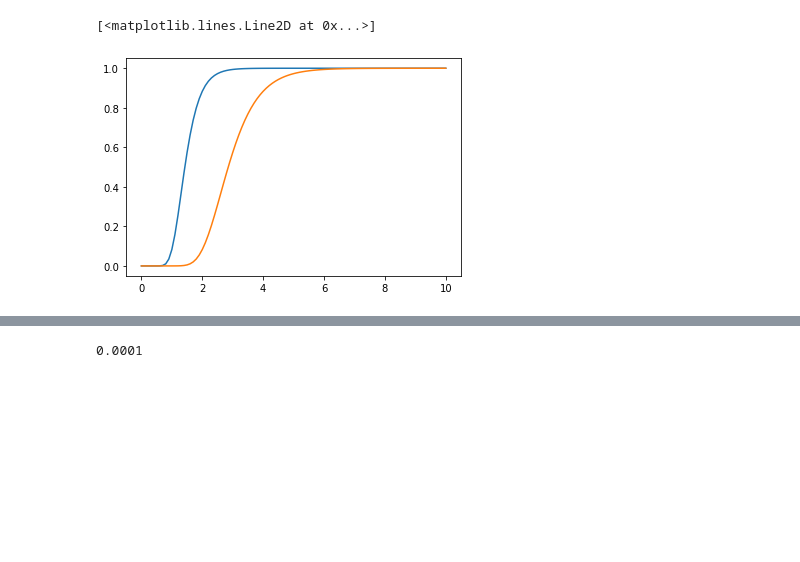
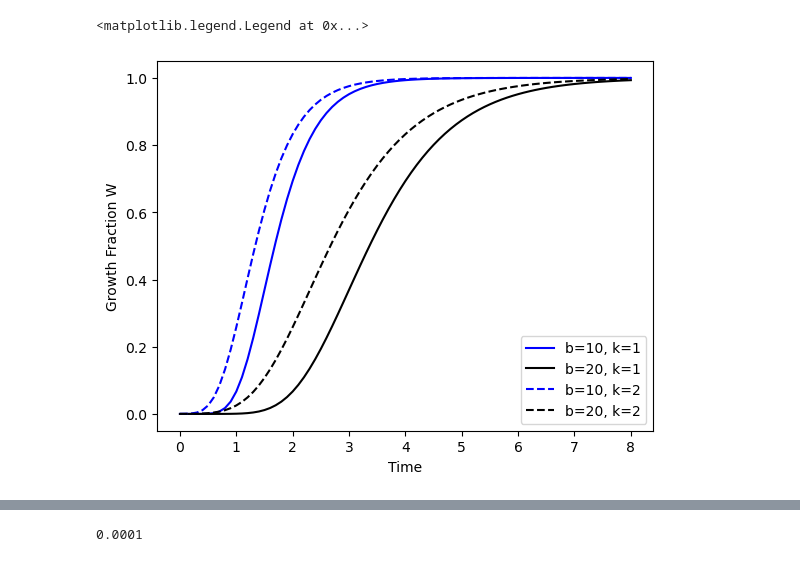
Before and after one commit to csherwood-usgs/Dorian_recovery, a Jupyter notebook: growth_model.ipynb, the cells around one changed output, grey strips where cells are left out. Drawn from its saved outputs; the diff is of its cells as text; code cells hidden in the pictures; blank space fills up the shorter version.

```diff
--- a/growth_model.ipynb
+++ b/growth_model.ipynb
@@ -5,22 +5,31 @@ from scipy.integrate import odeint
 # %%
 def gf( A, b, k, t):
     W = np.exp( np.log(A)-b*np.exp(-k*t))
     return W
 
 A = 1
-b=50
-k=3
+b=20
+k=2
 dt = .1
-tmax = 10.
+tmax = 8.
 t = np.arange(0., tmax+dt, dt)
 
 W1 = gf(A, b, k, t)
 W2 = gf(A, b, k/2, t)
-plt.plot(t,W1)
-plt.plot(t,W2)
+W3 = gf(A, b/2, k, t)
+W4 = gf(A, b/2, k/2, t)
+plt.plot(t,W1,'-',c='b',label='b=10, k=1')
+plt.plot(t,W2,'-',c='k',label='b=20, k=1')
+plt.plot(t,W3,'--',c='b',label='b=10, k=2')
+plt.plot(t,W4,'--',c='k',label='b=20, k=2')
+
+
+plt.ylabel('Growth Fraction W')
+plt.xlabel('Time')
+plt.legend()
 # %% [output]
-[<matplotlib.lines.Line2D at 0x...>]
+<matplotlib.legend.Legend at 0x...>
-[figure, old version]
+[figure, new version]
 # %%
 A=1
 k=1
```
Also changed, not shown: parts of 8 cells of this notebook.
